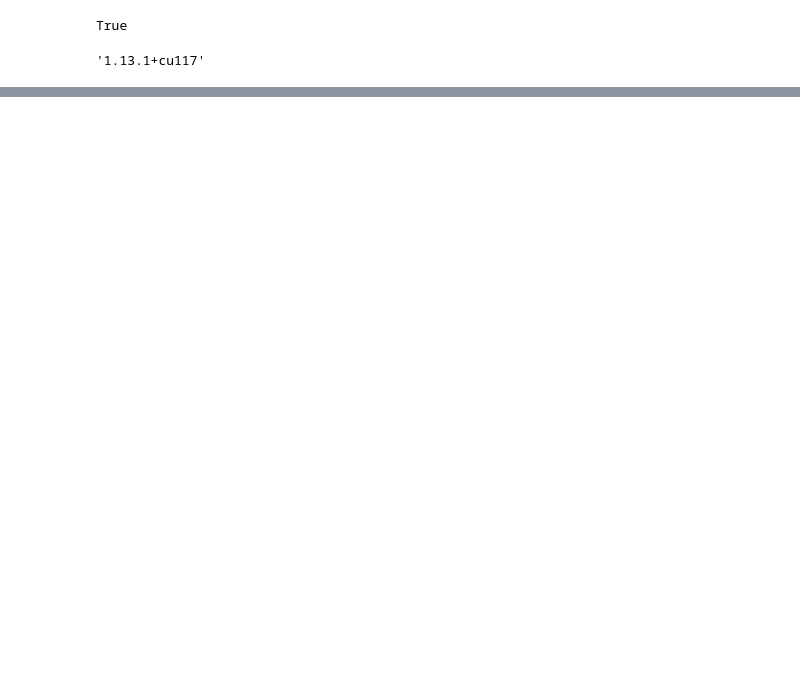
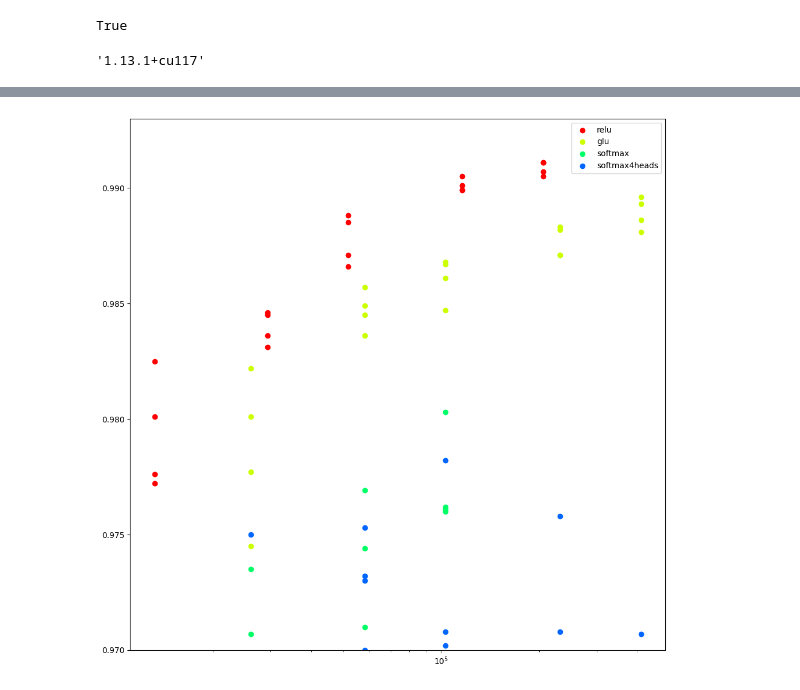
Before and after one commit to Kright/mySmallProjects, a Jupyter notebook: 2023/ml_experiments/mnist_nets/mnist_baseline_compare_activations_GLU.ipynb, the cells around one changed output, grey strips where cells are left out. Saved outputs shown, nothing was run; the diff lists cells and outputs as text; code cells hidden in the pictures; blank space fills up the shorter version.

```diff
--- a/2023/ml_experiments/mnist_nets/mnist_baseline_compare_activations_GLU.ipynb
+++ b/2023/ml_experiments/mnist_nets/mnist_baseline_compare_activations_GLU.ipynb
@@ -374,0 +290,2 @@ best accuracy = 0.991, parameters = 411210, training time = 102.35481786727905
+# %%
+results_no_bn = run_networks(repeats=4, use_bn=False)
@@ -374,0 +310,17 @@ best accuracy = 0.991, parameters = 411210, training time = 102.35481786727905
+# %%
+plt.rcParams['figure.figsize'] = [12, 12]
+fig, ax = plt.subplots()
+ax.set_xscale("log")
+ax.set_ylim(0.97, 0.993)
+
+for i, (name, r) in enumerate(results_no_bn.items()):
+    params_counts = [p[0] for p in r]
+    accuracies = [p[1] for p in r]
+
+    color = colorsys.hsv_to_rgb(i * 0.2, 1.0, 1.0)
+    ax.scatter(params_counts, accuracies, c=color, label=name)
+
+ax.legend()
+plt.show()
+# %% [output]
+[figure, added]
```
Also changed, not shown: parts of 6 cells of this notebook.
